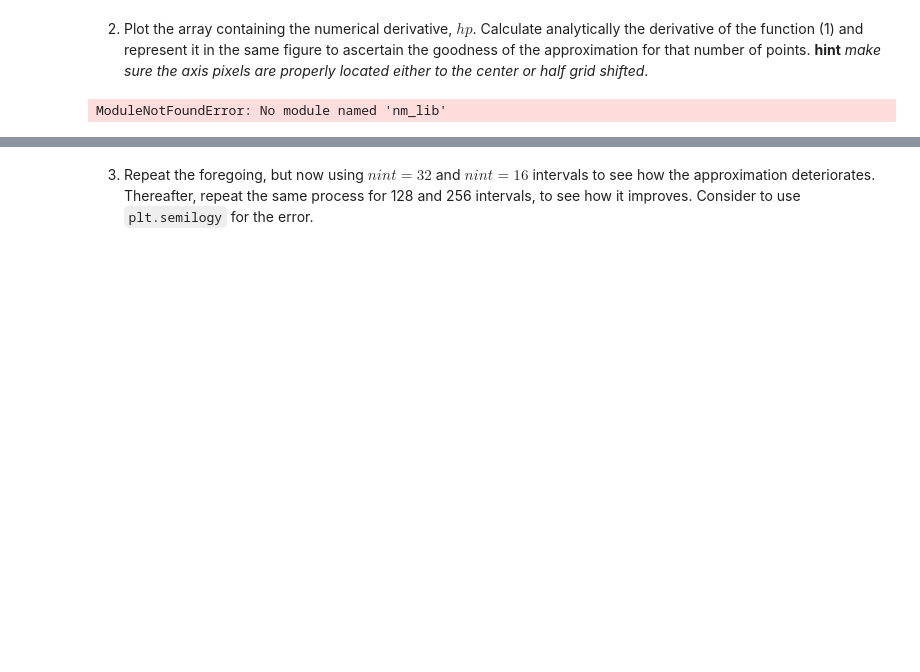
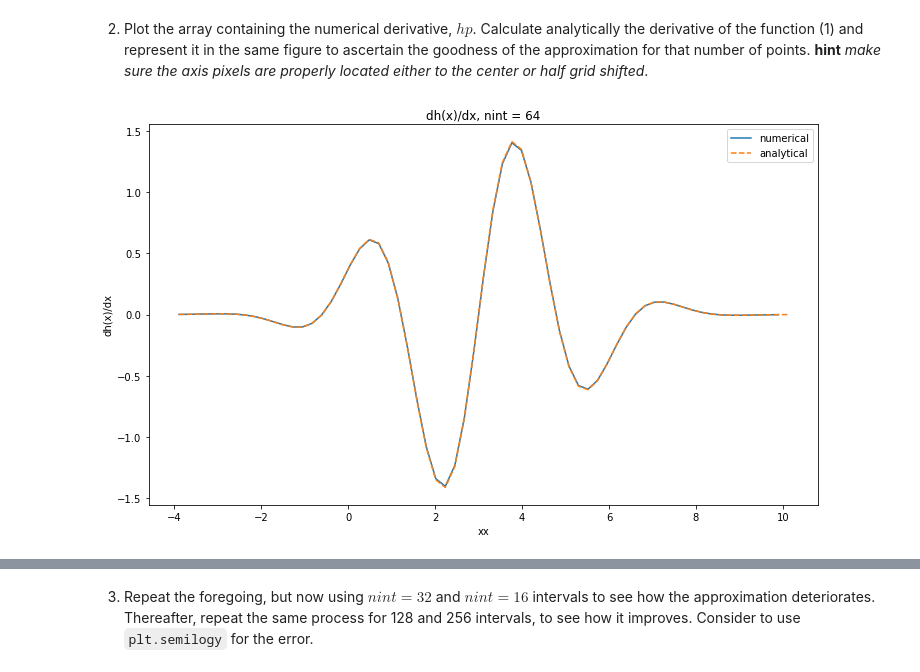
Before and after one commit to AST-Course/AST5110, a Jupyter notebook: ex_1a_v0.5.ipynb, the cells around one changed output, grey strips where cells are left out. Saved outputs shown, nothing was run; the diff lists cells and outputs as text; code cells hidden in the pictures; blank space fills up the shorter version.

```diff
--- a/ex_1a_v0.5.ipynb
+++ b/ex_1a_v0.5.ipynb
@@ -61,25 +62,27 @@ ModuleNotFoundError: No module named 'nm_lib'
 # %% [markdown]
 2. Plot the array containing the numerical derivative, $hp$. Calculate analytically the derivative of the function (1) and represent it in the same figure to ascertain the goodness of the approximation for that number of points. __hint__ _make sure the axis pixels are properly located either to the center or half grid shifted_.
 # %%
+nint = 64 #number of intervals
 
-
-nint = 64
-
-nump = nint +1
+nump = nint +1 #number of points
 x0 = -4.0
 xf = 10.0
 xx = np.arange(nump)/(nump-1.0)*(xf-x0) + x0
 
-hp = nm.deriv_dnw(xx, h(xx))
+hp = nm.deriv_dnw(xx, h(xx)) #derivative function implemented in the nm_lib.py file
 
+#analytical solution
 def hp_analytical(x):
-
     return -(np.pi/2)*np.sin((np.pi*(x-1)/2))*np.exp(-((x-3)/2.5)**2) + np.cos(np.pi*(x-1)/2)*(-2*((x-3)/2.5)*(1/2.5))*np.exp(-((x-3)/2.5)**2)
 
-plt.plot(xx[:-1], hp, label="numerical")
-plt.plot(xx-(xx[1]- xx[0])/2, hp_analytical(xx), label="analytical")
-plt.title("hp, nint = 64")
+plt.figure(figsize=(12,7))
+plt.plot(xx[:-1] + (xx[1]- xx[0])/2, hp, label="numerical")
+
+plt.plot(xx+(xx[1]- xx[0])/2, hp_analytical(xx+ (xx[1]- xx[0])/2), "--", label="analytical")
+plt.title("dh(x)/dx, nint = 64")
+plt.xlabel("xx")
+plt.ylabel("dh(x)/dx")
 plt.legend()
 plt.show()
 # %% [output]
-ModuleNotFoundError: No module named 'nm_lib'
+[figure, added]
```
Also changed, not shown: parts of 9 cells of this notebook.
